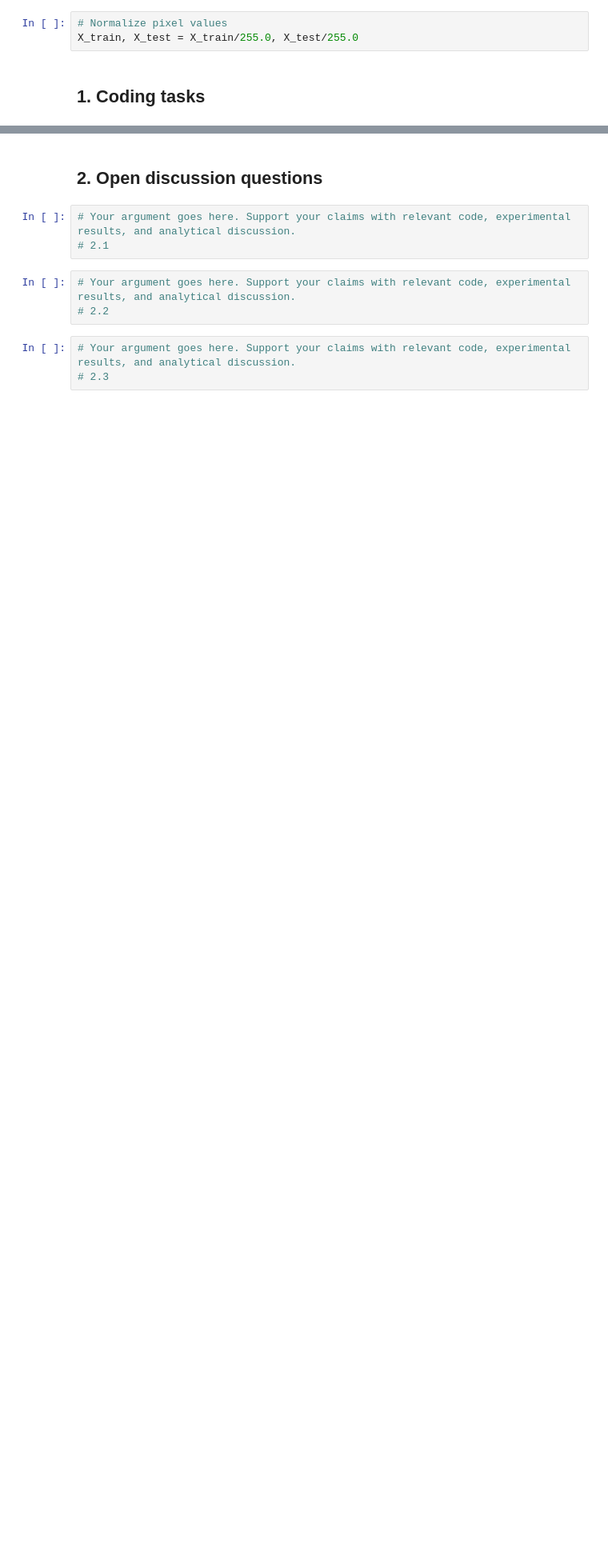
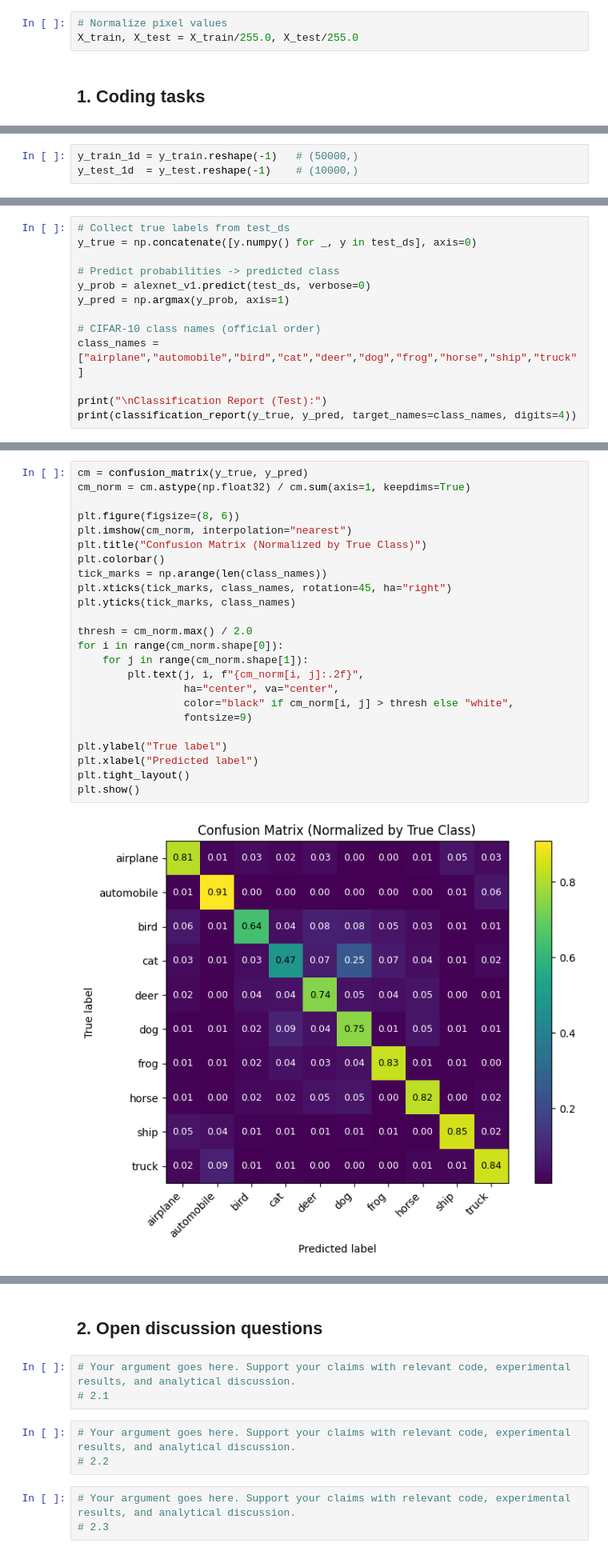
Before and after one commit to mintus2511/DL4AI_230167_Assignment_1, a Jupyter notebook: Assignment_1_Layers.ipynb, the cells around one changed output, grey strips where cells are left out. Shown at 80% size. Saved outputs shown, nothing was run; the diff lists cells and outputs as text; blank space fills up the shorter version.

```diff
--- a/Assignment_1_Layers.ipynb
+++ b/Assignment_1_Layers.ipynb
@@ -103,0 +97,3 @@ X_train, X_test = X_train/255.0, X_test/255.0
+# %%
+y_train_1d = y_train.reshape(-1)   # (50000,)
+y_test_1d  = y_test.reshape(-1)    # (10000,)
@@ -103,0 +404,13 @@ X_train, X_test = X_train/255.0, X_test/255.0
+# %%
+# Collect true labels from test_ds
+y_true = np.concatenate([y.numpy() for _, y in test_ds], axis=0)
+
+# Predict probabilities -> predicted class
+y_prob = alexnet_v1.predict(test_ds, verbose=0)
+y_pred = np.argmax(y_prob, axis=1)
+
+# CIFAR-10 class names (official order)
+class_names = ["airplane","automobile","bird","cat","deer","dog","frog","horse","ship","truck"]
+
+print("\nClassification Report (Test):")
+print(classification_report(y_true, y_pred, target_names=class_names, digits=4))
@@ -103,0 +435,26 @@ X_train, X_test = X_train/255.0, X_test/255.0
+# %%
+cm = confusion_matrix(y_true, y_pred)
+cm_norm = cm.astype(np.float32) / cm.sum(axis=1, keepdims=True)
+
+plt.figure(figsize=(8, 6))
+plt.imshow(cm_norm, interpolation="nearest")
+plt.title("Confusion Matrix (Normalized by True Class)")
+plt.colorbar()
+tick_marks = np.arange(len(class_names))
+plt.xticks(tick_marks, class_names, rotation=45, ha="right")
+plt.yticks(tick_marks, class_names)
+
+thresh = cm_norm.max() / 2.0
+for i in range(cm_norm.shape[0]):
+    for j in range(cm_norm.shape[1]):
+        plt.text(j, i, f"{cm_norm[i, j]:.2f}",
+                 ha="center", va="center",
+                 color="black" if cm_norm[i, j] > thresh else "white",
+                 fontsize=9)
+
+plt.ylabel("True label")
+plt.xlabel("Predicted label")
+plt.tight_layout()
+plt.show()
+# %% [output]
+[figure, added]
```
Also changed, not shown: parts of 30 cells of this notebook.
